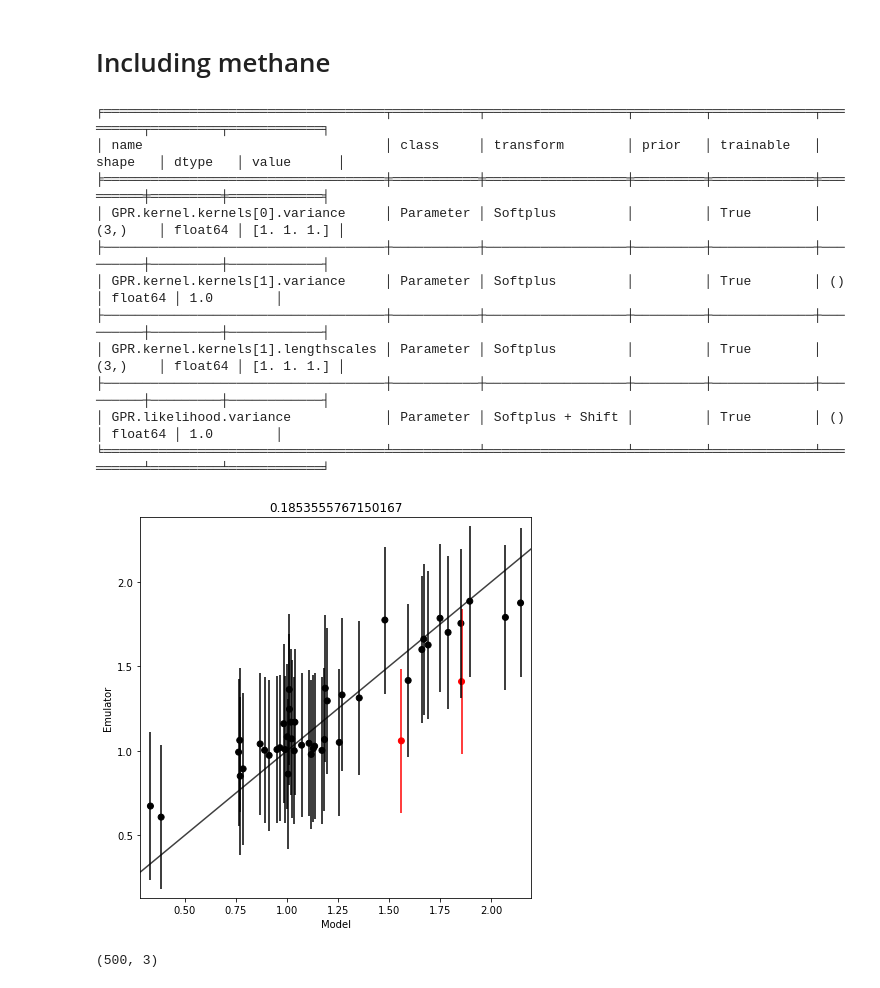
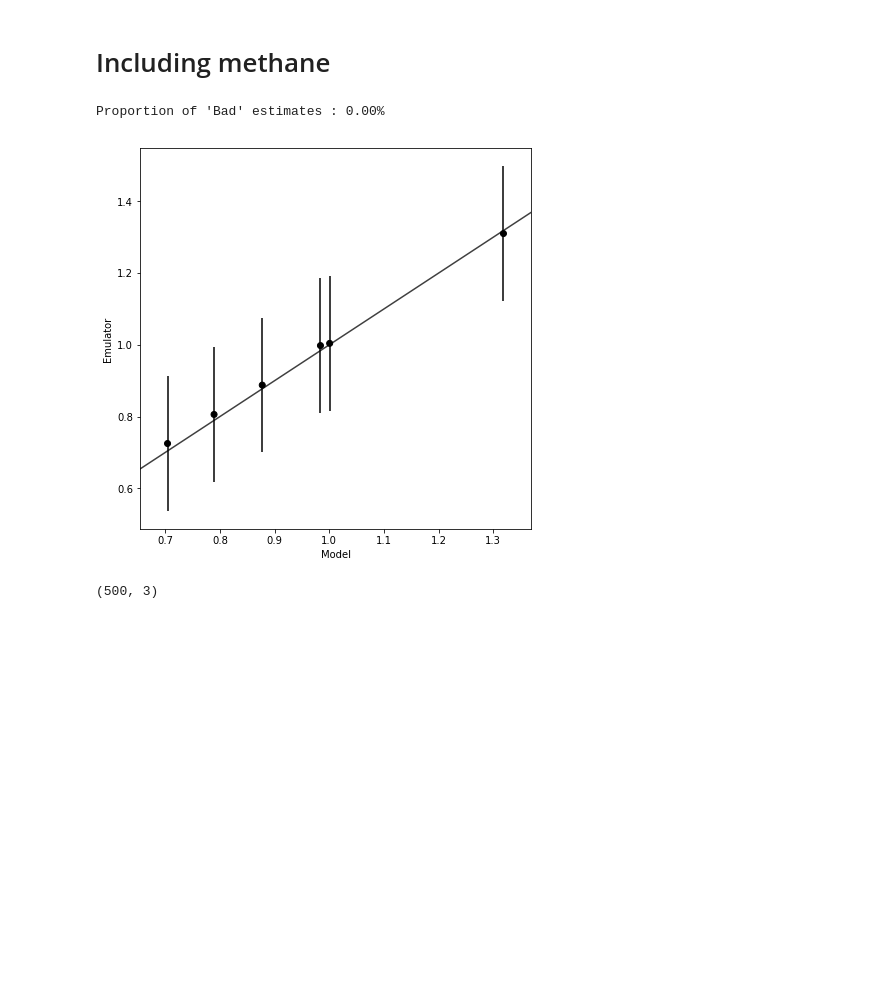
Before and after one commit to duncanwp/ESEm, a Jupyter notebook: docs/examples/CMIP6_emulator.ipynb, the cells around one changed output. Saved outputs shown, nothing was run; the diff lists cells and outputs as text; code cells hidden in the pictures; blank space fills up the shorter version.

```diff
--- a/docs/examples/CMIP6_emulator.ipynb
+++ b/docs/examples/CMIP6_emulator.ipynb
@@ -138,6 +83,11 @@ df
 |  | ssp370 | 1.749074 | 0.004618 | 5.046036 | 0.007180 | 2813.146604 | 6912.965613 | 0.004142 | -0.020179 | ... |
 |  | ssp434 | 1.511831 | -0.009184 | 2.371976 | -0.027848 | 1825.355018 | 1612.733274 | -0.055372 | -0.077382 | ... |
 |  | ssp585 | 2.028151 | -0.007564 | 6.038747 | -0.006429 | 3192.373467 | 10283.292188 | -0.028185 | -0.059536 | ... |
+# %%
+# Merge the year columns in to a long df
+df=pd.wide_to_long(df.reset_index(), ["tas", "od550aer", "co2", "ch4", "so2"], i=['model', 'scenario'], j="year", suffix='_(\d+)')
+# Choose only the 2050 data since the aerosol signal is pretty non-existent by 2100
+df = df[df.index.isin(["_2050"], level=2)]
 # %%
 msk = np.random.rand(len(df)) < 0.8
 train, test = df[msk], df[~msk]
@@ -165,13 +116,7 @@ max    10283.292188  0.004142 -0.020179  0.205365  0.368859
-# %%
-x_cols = ['co2_2050', 'od550aer_2050', 'ch4_2050']
-y_cols = ['tas_2050']
-
-def get_model(x_cols):
-    # meanf = gpflow.mean_functions.Linear(active_dims=[0,1,2])
-    k = gpflow.kernels.Linear(variance=np.ones(len(x_cols))) + gpflow.kernels.Exponential(lengthscales=np.ones(len(x_cols)))
-    m = gpflow.models.GPR(data=(train[x_cols].values, train[y_cols].values), kernel=k,)
-    gpflow.utilities.print_summary(m)
-    opt = gpflow.optimizers.Scipy()
-    opt_logs = opt.minimize(m.training_loss, m.trainable_variables, options=dict(maxiter=100))
-    # gpflow.utilities.print_summary(m)
-    return m
+# %%
+y_cols = ['tas']
+
+def get_model(x_cols):
+    m = gp_model(train[x_cols], train[y_cols].values, kernel=['Linear', 'Exponential'])
+    m.train()
+    return m
@@ -330,23 +247,13 @@ with sns.plotting_context("talk"):
 # %% [markdown]
 # Including methane
 # %%
-m = get_model(['co2_2050', 'ch4_2050', 'od550aer_2050'], )
-Y_Pred, Y_var = m.predict_y(test[['co2_2050', 'ch4_2050', 'od550aer_2050']].values)
+m = get_model(['co2', 'ch4', 'od550aer'], )
+Y_Pred, Y_var = m.predict(test[['co2', 'ch4', 'od550aer']].values)
 
 validation_plot(test[y_cols].values, Y_Pred, Y_var)
 # %% [output]
-╒════════════════════════════════════╤═══════════╤══════════════════╤═════════╤═════════════╤═════════╤═════════╤════════════╕
-│ name                               │ class     │ transform        │ prior   │ trainable   │ shape   │ dtype   │ value      │
-╞════════════════════════════════════╪═══════════╪══════════════════╪═════════╪═════════════╪═════════╪═════════╪════════════╡
-│ GPR.kernel.kernels[0].variance     │ Parameter │ Softplus         │         │ True        │ (3,)    │ float64 │ [1. 1. 1.] │
-├────────────────────────────────────┼───────────┼──────────────────┼─────────┼─────────────┼─────────┼─────────┼────────────┤
-│ GPR.kernel.kernels[1].variance     │ Parameter │ Softplus         │         │ True        │ ()      │ float64 │ 1.0        │
-├────────────────────────────────────┼───────────┼──────────────────┼─────────┼─────────────┼─────────┼─────────┼────────────┤
-│ GPR.kernel.kernels[1].lengthscales │ Parameter │ Softplus         │         │ True        │ (3,)    │ float64 │ [1. 1. 1.] │
-├────────────────────────────────────┼───────────┼──────────────────┼─────────┼─────────────┼─────────┼─────────┼────────────┤
-│ GPR.likelihood.variance            │ Parameter │ Softplus + Shift │         │ True        │ ()      │ float64 │ 1.0        │
-╘════════════════════════════════════╧═══════════╧══════════════════╧═════════╧═════════════╧═════════╧═════════╧════════════╛
+Proportion of 'Bad' estimates : 0.00%
-[figure, old version]
+[figure, new version]
 # %%
 X_new = np.stack([np.random.uniform(0, 10000, (500,)), np.zeros(500), np.random.uniform(-.05, 0.05, (500,))]).T
 # X_new = np.stack([np.random.uniform(0, 10000, (500,)), np.zeros(500), np.random.uniform(-.5, 0.5, (500,))]).T
```
Also changed, not shown: parts of 22 cells of this notebook.
